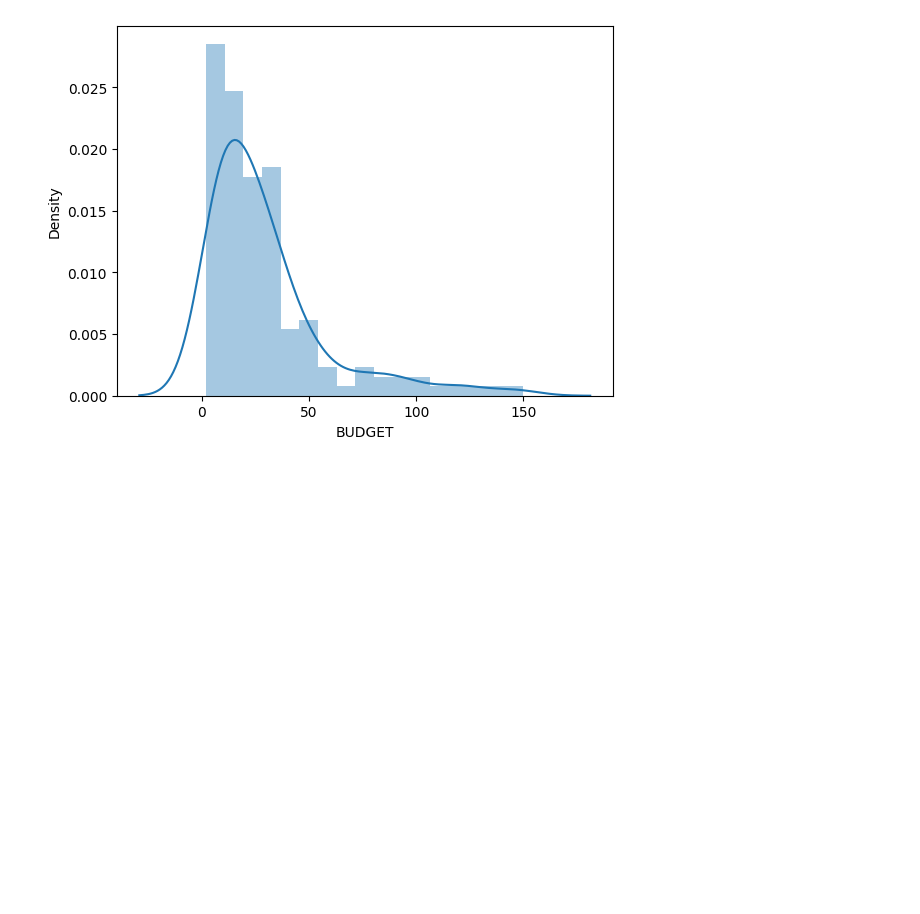
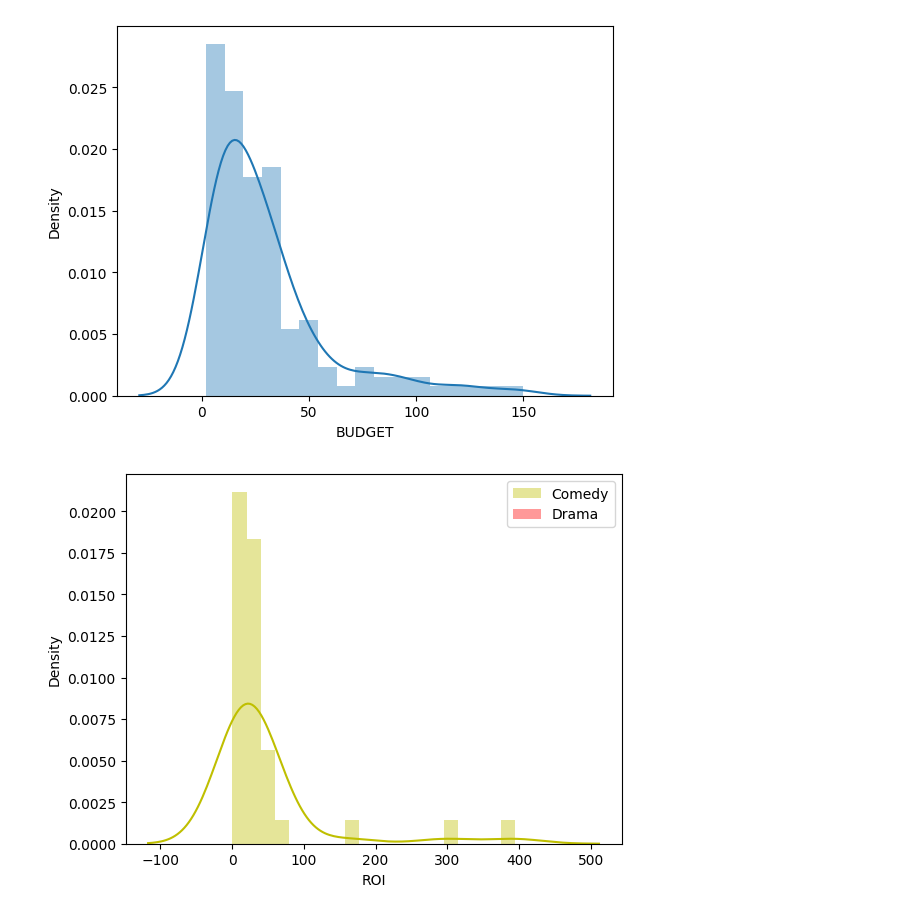
Before and after one commit to Vishal80990/Bollywood_Movie_and_SA_Heart_Data_Analysis, a Jupyter notebook: Untitled.ipynb, the cells around one changed output. Saved outputs shown, nothing was run; the diff lists cells and outputs as text; code cells hidden in the pictures; blank space fills up the shorter version.

```diff
--- a/Untitled.ipynb
+++ b/Untitled.ipynb
@@ -177,3 +177,11 @@ sn.histplot(bolly_df['BUDGET'],bins=20);
 sn.distplot(bolly_df['BUDGET']);
 # %% [output]
 [figure]
+# %%
+# Compare the distribution of ROIs between movies with comedy genre and drama. Which genre typically sees higher ROIs?
+sn.distplot(bolly_df[bolly_df['GENRE'] == 'Comedy']['ROI'],color='y',label="Comedy",bins=20);
+sn.distplot(bolly_df[bolly_df['GENRE'] == ' Drama ']['ROI'],color='r',label="Drama",bins=20);
+
+plt.legend();
+# %% [output]
+[figure, added]
```
